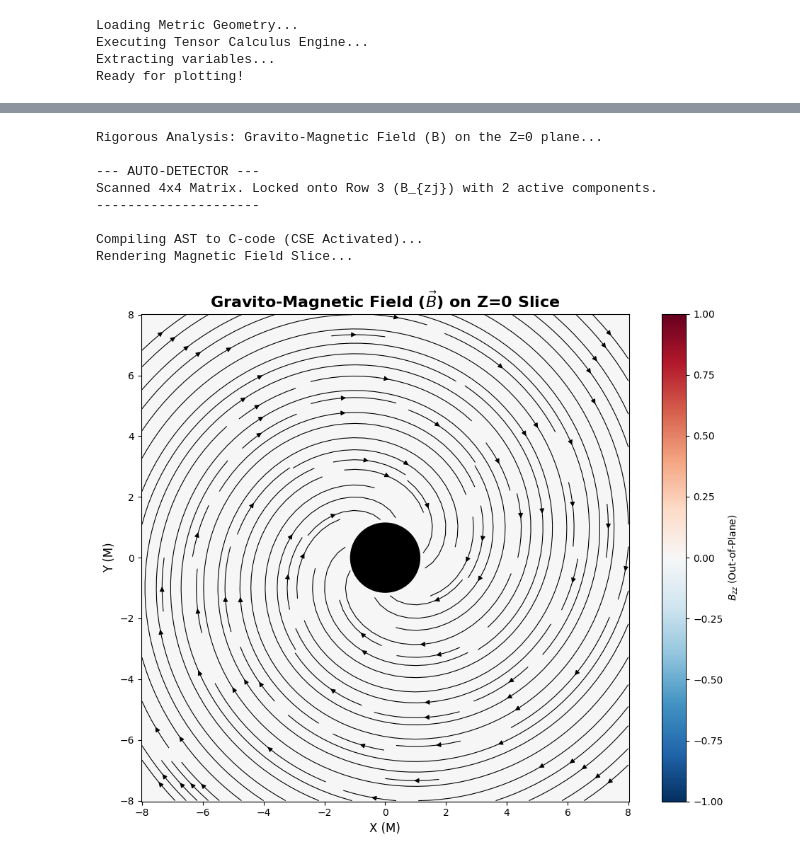
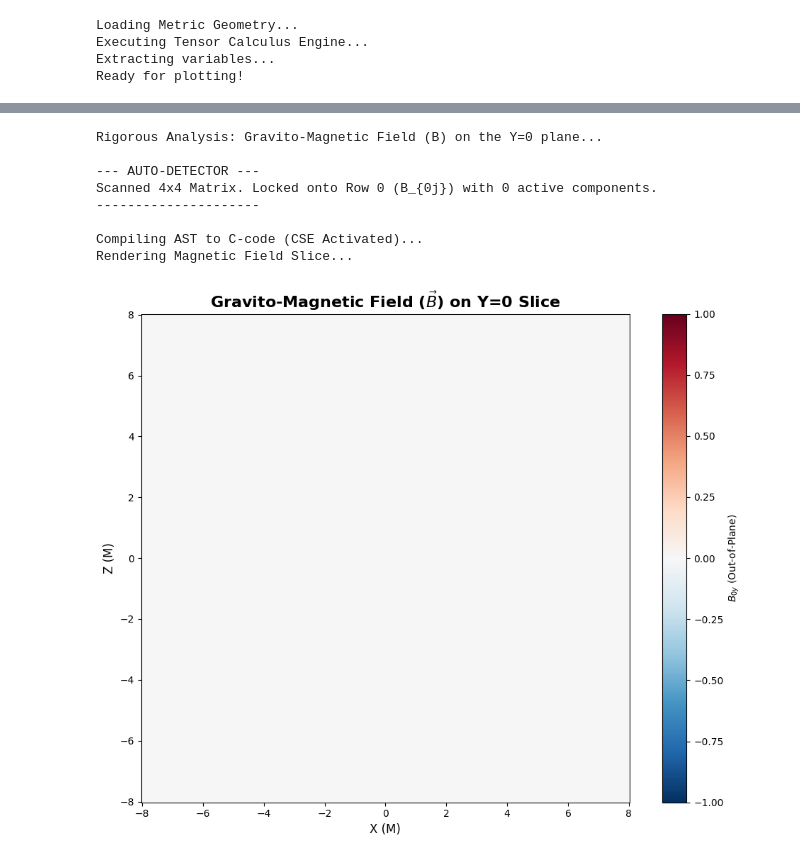
Before and after one commit to 1Aadi0/bbh-gem, a Jupyter notebook: notebooks/modular.ipynb, the cells around one changed output, grey strips where cells are left out. Drawn from its saved outputs; the diff is of its cells as text; code cells hidden in the pictures.

```diff
--- a/notebooks/modular.ipynb
+++ b/notebooks/modular.ipynb
@@ -2,6 +2,7 @@
 import sys
 import numpy as np
 import matplotlib.pyplot as plt
+from matplotlib.patches import Ellipse
 from sympy import lambdify
 import sympy as sp
 
@@ -12,13 +13,13 @@ sys.path.append("/Users/adarshmac/simulations/bbh_run1/ANALYTICAL_CODES/SRC")
 from Testsymbolicengine import (
     calculate_automated_fields, get_schwarzschild_spherical, get_schwarzschild_isotropic,
     get_reissner_nordstrom_spherical, get_reissner_nordstrom_isotropic,
-    get_flrw_cartesian, get_bardeen_spherical, get_kerr_boyer_lindquist,
+    get_flrw_cartesian, get_bardeen_spherical,get_bardeen_cartesian, get_kerr_boyer_lindquist,
     get_kerr_quasi_isotropic_spherical, get_kerr_schild_cartesian
 )
 
 # 3. Load the geometry
 print("Loading Metric Geometry...")
-metric_data = get_kerr_schild_cartesian() # Load Kerr-Schild!
+metric_data = get_flrw_cartesian() # Load Kerr-Schild!
 
 # 4. Execute the engine
 print("Executing Tensor Calculus Engine...")
@@ -465,12 +587,12 @@ def plot_magnetic_field_spherical(B_hat, r_sym, theta_sym, param_dict, horizon_r
 # MODULE 2: GRAVITO-MAGNETIC FIELD ANALYSIS
 # ==========================================
 
-SLICE_PLANE = 'Z' # Slice the Cartesian geometry (X, Y, or Z)
+SLICE_PLANE = 'Y' # Slice the Cartesian geometry (X, Y, or Z)
 
 # 1. Define physics parameters
 m_val = 1.0
 q_val = 0.8
-a_val = 0.99   # Kerr Spin parameter (Crucial for B-field generation!)
+a_val = 0.99999999   # Kerr Spin parameter (Crucial for B-field generation!)
 qm_val = 0.8
 
 param_dict = {}
@@ -478,36 +600,36 @@ if M is not None: param_dict[M] = m_val
 if Q is not None: param_dict[Q] = q_val
 if a is not None: param_dict[a] = a_val
 if Qm is not None: param_dict[Qm] = qm_val
 if syms.get('a_t') is not None:
     param_dict[syms['a_t']] = 1.0
     param_dict[sp.diff(syms['a_t'], syms['t'])] = 0.5
 
 # 2. Determine Horizon and Route to the specialized B-field plotter
 if x is not None:
     if a is not None: horizon_r = m_val + np.sqrt(m_val**2 - a_val**2)
     elif Q is not None: horizon_r = 0.5 * np.sqrt(m_val**2 - q_val**2)
     elif M is None: horizon_r = None # Cosmological
     else: horizon_r = m_val / 2.0
 
     plot_magnetic_field_cartesian(B_hat, SLICE_PLANE, x, y, z, param_dict, horizon_radius=horizon_r)
 
 else:
     if a is not None: horizon_r = m_val + np.sqrt(m_val**2 - a_val**2)
     elif Q is not None: horizon_r = m_val + np.sqrt(m_val**2 - q_val**2)
     elif Qm is not None: horizon_r = 1.62 * m_val
     else: horizon_r = 2.0 * m_val
 
     plot_magnetic_field_spherical(B_hat, r, theta, param_dict, horizon_radius=horizon_r)
 # %% [output]
-Rigorous Analysis: Gravito-Magnetic Field (B) on the Z=0 plane...
+Rigorous Analysis: Gravito-Magnetic Field (B) on the Y=0 plane...
 
 --- AUTO-DETECTOR ---
-Scanned 4x4 Matrix. Locked onto Row 3 (B_{zj}) with 2 active components.
+Scanned 4x4 Matrix. Locked onto Row 0 (B_{0j}) with 0 active components.
 ---------------------
 
 Compiling AST to C-code (CSE Activated)...
 Rendering Magnetic Field Slice...
-[figure, old version]
+[figure, new version]
 # %%
 def plot_D_field_cartesian(D_hat, slice_axis, x_sym, y_sym, z_sym, param_dict, horizon_radius):
     print(f"Rigorous Analysis: Macroscopic Electric Field (D) on the {slice_axis}=0 plane...")
```
Also changed, not shown: parts of 19 cells of this notebook.
